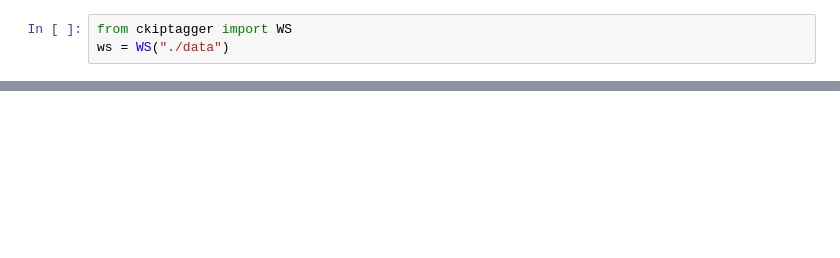
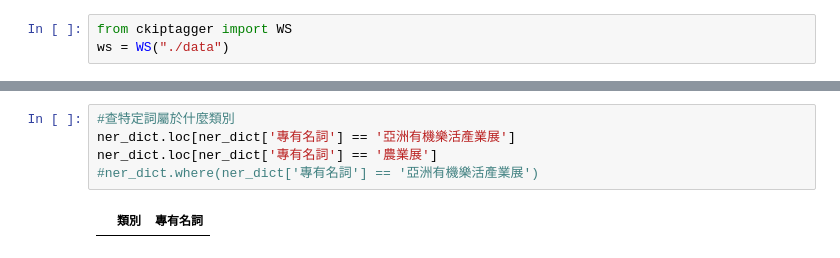
Before and after one commit to hantedyou/NER_TEST, a Jupyter notebook: Compare.ipynb, the cells around one changed output, grey strips where cells are left out. Drawn from its saved outputs; the diff is of its cells as text; blank space fills up the shorter version.

```diff
--- a/Compare.ipynb
+++ b/Compare.ipynb
@@ -581,0 +642,7 @@ CKIP-NER字典-encouraged:
+# %%
+#查特定詞屬於什麼類別
+ner_dict.loc[ner_dict['專有名詞'] == '亞洲有機樂活產業展']
+ner_dict.loc[ner_dict['專有名詞'] == '農業展']
+#ner_dict.where(ner_dict['專有名詞'] == '亞洲有機樂活產業展')
+# %% [output]
+|  | 類別 | 專有名詞 |
```
Also changed, not shown: parts of 48 cells of this notebook.
